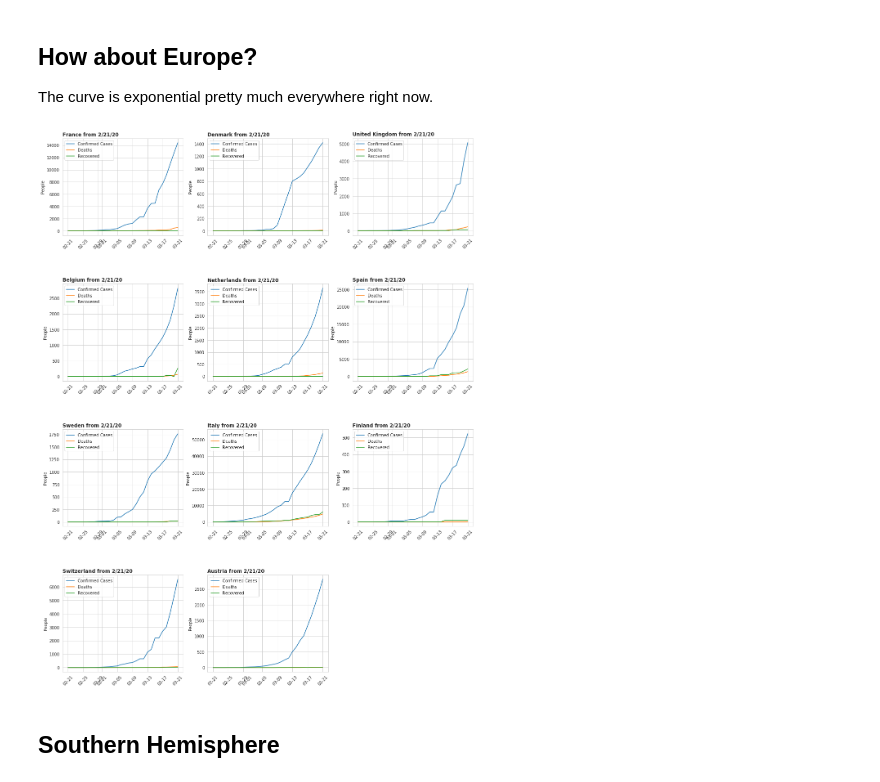
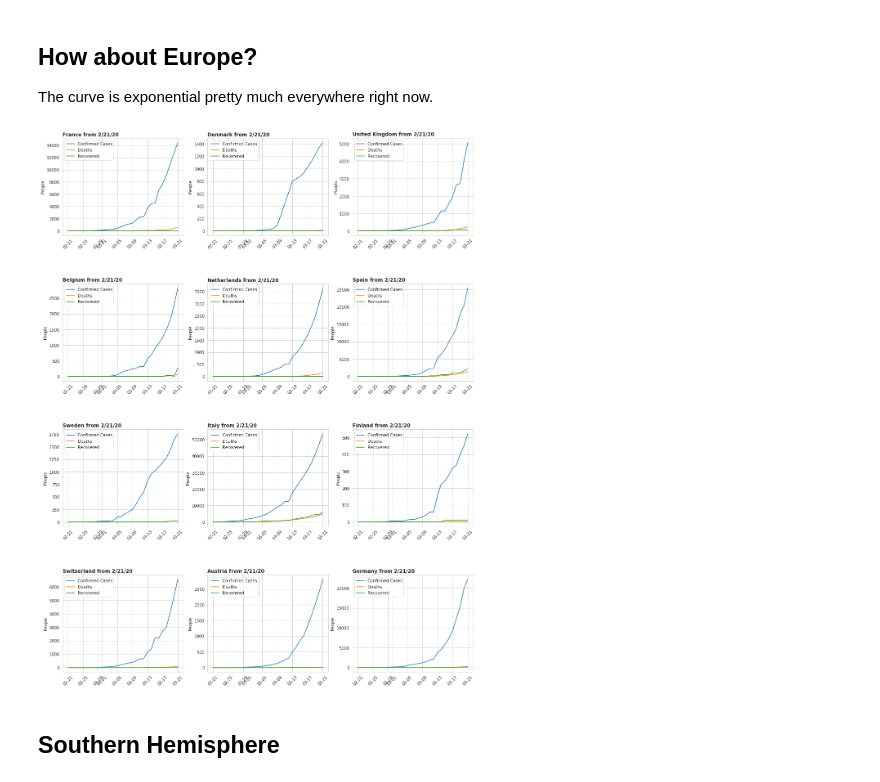
Before and after one commit to jflam/covid19, a Jupyter notebook: index.ipynb, the cells around one changed output. Drawn from its saved outputs; the diff is of its cells as text; code cells hidden in the pictures.

Commit message:
Adding germany and refreshing data for today

```diff
--- a/index.ipynb
+++ b/index.ipynb
@@ -87,14 +87,14 @@ plt.show()
 
 The curve is exponential pretty much everywhere right now.
 # %%
-countries = ['France', 'Denmark', 'United Kingdom', 'Belgium', 'Netherlands', 'Spain', 'Sweden', 'Italy', 'Finland', 'Switzerland', 'Austria']
+countries = ['France', 'Denmark', 'United Kingdom', 'Belgium', 'Netherlands', 'Spain', 'Sweden', 'Italy', 'Finland', 'Switzerland', 'Austria', 'Germany']
 states = [''] * len(countries)
 start_dates = ['2/21/20'] * len(countries)
 asian_countries_df = pd.DataFrame({'state': states, 'country': countries, 'start_date': start_dates})
 generate_plots(asian_countries_df, 3)
 plt.show()
 # %% [output]
-[figure, old version]
+[figure, new version]
 # %% [markdown]
 ## Southern Hemisphere
 # %%
```
